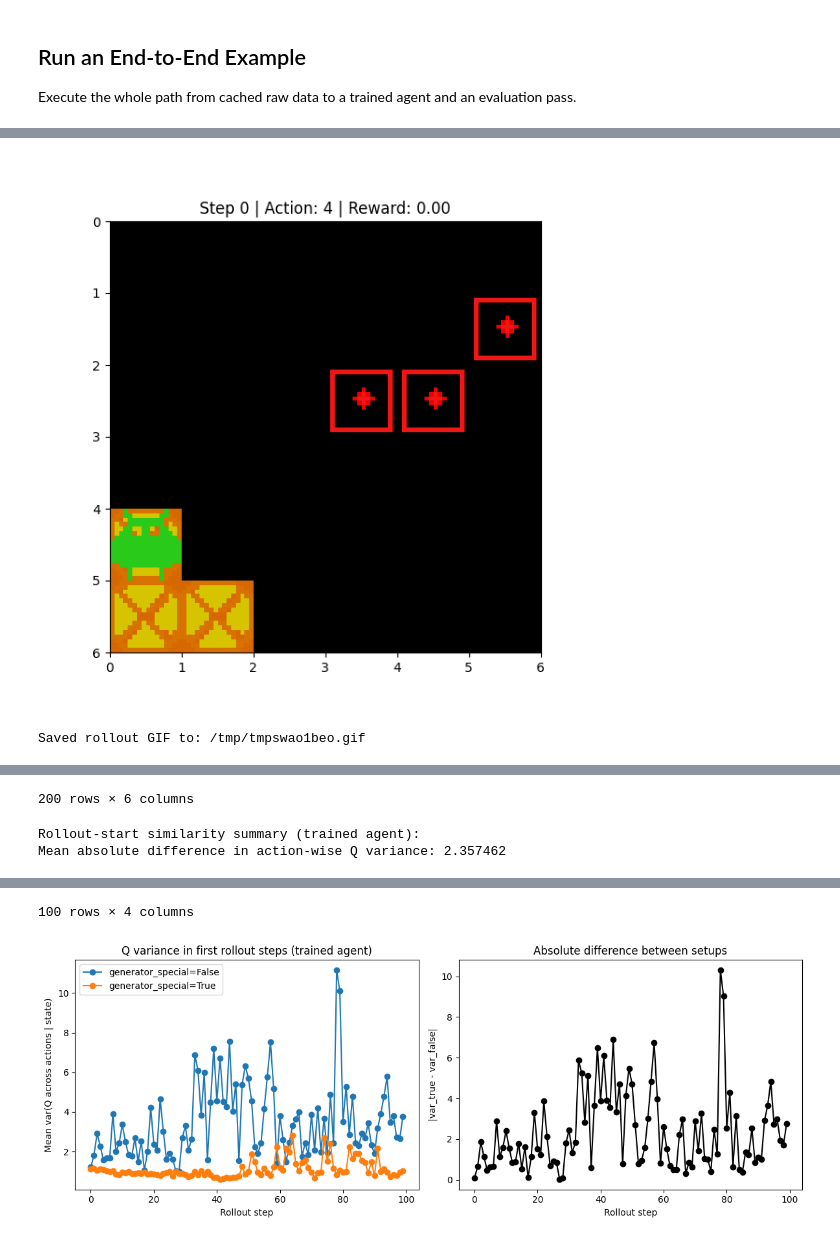
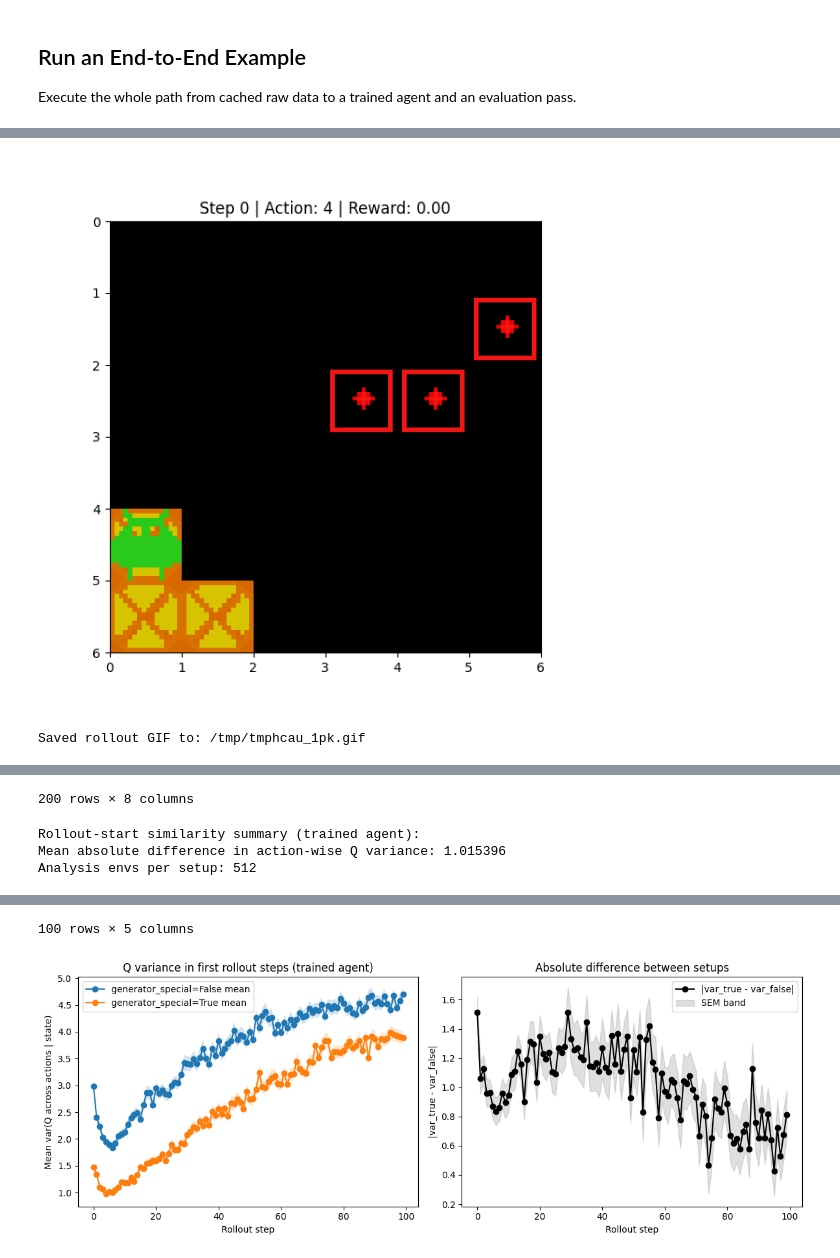
Before and after one commit to wladekpal/golden-standard, a Jupyter notebook: notebooks/fast_data_pipeline.ipynb, the cells around one changed output, grey strips where cells are left out. Cells and saved outputs as stored; diff of their text form; code cells hidden in the pictures.

```diff
--- a/notebooks/fast_data_pipeline.ipynb
+++ b/notebooks/fast_data_pipeline.ipynb
@@ -50,11 +50,11 @@ OUTPUT_DIR.mkdir(parents=True, exist_ok=True)
 
 SEED = 0
 BATCH_SIZE = 512
-NUM_UPDATES = 2_000_000
+NUM_UPDATES = 200_000
 NUM_EVAL_CHECKPOINTS = 20
 LOG_EVERY = 100
 EVAL_EVERY = 500
-NUM_EVAL_ENVS = 32
+NUM_EVAL_ENVS = 512
 INPUT_REPRESENTATION = "one_hot_flat"
 USE_TARGETS = False
 DISCOUNT = 0.99
@@ -65,7 +65,7 @@ GRID_SIZE = 6
 NUM_BOXES = 3
 EP_LEN = 100
 QUARTER_SIZE = 3
-AGENT_NAME = "gciql_search"
+AGENT_NAME = "gcdqn"
 
 np.random.seed(SEED)
 rng = np.random.default_rng(SEED)
@@ -781,11 +781,11 @@ display(Image(filename=gif_path))
 print("Saved rollout GIF to:", gif_path)
 # %% [output]
 [figure]
-Saved rollout GIF to: /tmp/tmpswao1beo.gif
+Saved rollout GIF to: /tmp/tmphcau_1pk.gif
 # %%
 # Q-variance across first rollout steps (trained agent) for generator_special=True vs False
-
 ROLLOUT_STEPS_TO_ANALYZE = 100
+ROLLOUT_ANALYSIS_ENVS = 512
 
 if "final_agent" not in globals():
     raise RuntimeError("final_agent is not available. Run the training cell first to create a trained agent.")
@@ -805,32 +805,39 @@ def get_q_values_from_grid(agent, grid_batch, goal_batch):
     qs = qs.mean(axis=1).transpose(1, 0)  # B x 6
     return qs
 
-def rollout_step_q_variance(agent, env_instance, key, rollout_steps):
+def rollout_step_q_variance(agent, env_instance, key, rollout_steps, num_envs):
     _, _, timesteps = collect_data(
         agent,
         key,
         env_instance,
-        config.exp.num_envs,
+        num_envs,
         rollout_steps,
         use_targets=config.exp.use_targets,
         input_representation=config.exp.input_representation,
     )
 
-    # timesteps.grid shape: [T, N, H, W]
     rows = []
     for step in range(rollout_steps):
         step_grid = timesteps.grid[step]
         step_goal = timesteps.goal[step]
         qs = get_q_values_from_grid(agent, step_grid, step_goal)  # [N, A]
 
-        per_env_action_var = jnp.var(qs, axis=-1)
+        per_env_action_var = jnp.var(qs, axis=-1)  # [N]
+        n_env = int(per_env_action_var.shape[0])
+
+        q_var_action_mean = float(jax.device_get(per_env_action_var.mean()))
+        q_var_action_std = float(jax.device_get(per_env_action_var.std()))
+        q_var_action_sem = float(q_var_action_std / np.sqrt(max(n_env, 1)))
+
         rows.append(
             {
                 "rollout_step": step,
-                "q_var_action_mean": float(jax.device_get(per_env_action_var.mean())),
-                "q_var_action_std": float(jax.device_get(per_env_action_var.std())),
+                "q_var_action_mean": q_var_action_mean,
+                "q_var_action_std": q_var_action_std,
+                "q_var_action_sem": q_var_action_sem,
                 "q_var_global": float(jax.device_get(jnp.var(qs))),
                 "q_mean": float(jax.device_get(jnp.mean(qs))),
+                "n_envs": n_env,
             }
         )
 
@@ -840,35 +847,66 @@ rollout_steps = min(ROLLOUT_STEPS_TO_ANALYZE, config.env.episode_length)
 analysis_key = jax.random.PRNGKey(SEED + 40_000)
 key_true, key_false = jax.random.split(analysis_key)
 
-df_true = rollout_step_q_variance(final_agent, eval_env_special_true, key_true, rollout_steps)
+df_true = rollout_step_q_variance(
+    final_agent,
+    eval_env_special_true,
+    key_true,
+    rollout_steps,
+    num_envs=ROLLOUT_ANALYSIS_ENVS,
+ )
 df_true["setup"] = "generator_special=True"
 
-df_false = rollout_step_q_variance(final_agent, eval_env_special_false, key_false, rollout_steps)
+df_false = rollout_step_q_variance(
+    final_agent,
+    eval_env_special_false,
+    key_false,
+    rollout_steps,
+    num_envs=ROLLOUT_ANALYSIS_ENVS,
+ )
 df_false["setup"] = "generator_special=False"
 
 qvar_rollout_df = pd.concat([df_true, df_false], ignore_index=True)
 display(qvar_rollout_df)
 
-pivot = qvar_rollout_df.pivot(index="rollout_step", columns="setup", values="q_var_action_mean").reset_index()
+pivot_mean = qvar_rollout_df.pivot(index="rollout_step", columns="setup", values="q_var_action_mean").reset_index()
+pivot_sem = qvar_rollout_df.pivot(index="rollout_step", columns="setup", values="q_var_action_sem").reset_index()
+pivot = pivot_mean.copy()
 pivot["abs_diff"] = (pivot["generator_special=True"] - pivot["generator_special=False"]).abs()
+pivot["abs_diff_sem"] = np.sqrt(
+    np.square(pivot_sem["generator_special=True"]) + np.square(pivot_sem["generator_special=False"])
+)
 
 print("Rollout-start similarity summary (trained agent):")
 print(f"Mean absolute difference in action-wise Q variance: {pivot['abs_diff'].mean():.6f}")
+print("Analysis envs per setup:", ROLLOUT_ANALYSIS_ENVS)
 display(pivot)
 
 fig, axes = plt.subplots(1, 2, figsize=(12, 4.5))
 
 for setup_name, setup_df in qvar_rollout_df.groupby("setup"):
-    axes[0].plot(setup_df["rollout_step"], setup_df["q_var_action_mean"], marker="o", label=setup_name)
+    x = setup_df["rollout_step"].to_numpy()
+    y = setup_df["q_var_action_mean"].to_numpy()
+    yerr = setup_df["q_var_action_sem"].to_numpy()
+    axes[0].plot(x, y, marker="o", label=f"{setup_name} mean")
+    axes[0].fill_between(x, y - yerr, y + yerr, alpha=0.2)
 axes[0].set_title("Q variance in first rollout steps (trained agent)")
 axes[0].set_xlabel("Rollout step")
 axes[0].set_ylabel("Mean var(Q across actions | state)")
 axes[0].legend()
 
-axes[1].plot(pivot["rollout_step"], pivot["abs_diff"], marker="o", color="black")
+axes[1].plot(pivot["rollout_step"], pivot["abs_diff"], marker="o", color="black", label="|var_true - var_false|")
+axes[1].fill_between(
+    pivot["rollout_step"],
+    pivot["abs_diff"] - pivot["abs_diff_sem"],
+    pivot["abs_diff"] + pivot["abs_diff_sem"],
+    color="gray",
+    alpha=0.25,
+    label="SEM band",
+)
 axes[1].set_title("Absolute difference between setups")
 axes[1].set_xlabel("Rollout step")
 axes[1].set_ylabel("|var_true - var_false|")
+axes[1].legend()
 
 plt.tight_layout()
 plt.show()
@@ -888,3 +926,4 @@ plt.show()
-200 rows × 6 columns
+200 rows × 8 columns
 Rollout-start similarity summary (trained agent):
-Mean absolute difference in action-wise Q variance: 2.357462
+Mean absolute difference in action-wise Q variance: 1.015396
+Analysis envs per setup: 512
@@ -903,2 +942,2 @@ Mean absolute difference in action-wise Q variance: 2.357462
-100 rows × 4 columns
+100 rows × 5 columns
-[figure, old version]
+[figure, new version]
```
Also changed, not shown: parts of 6 cells of this notebook.
